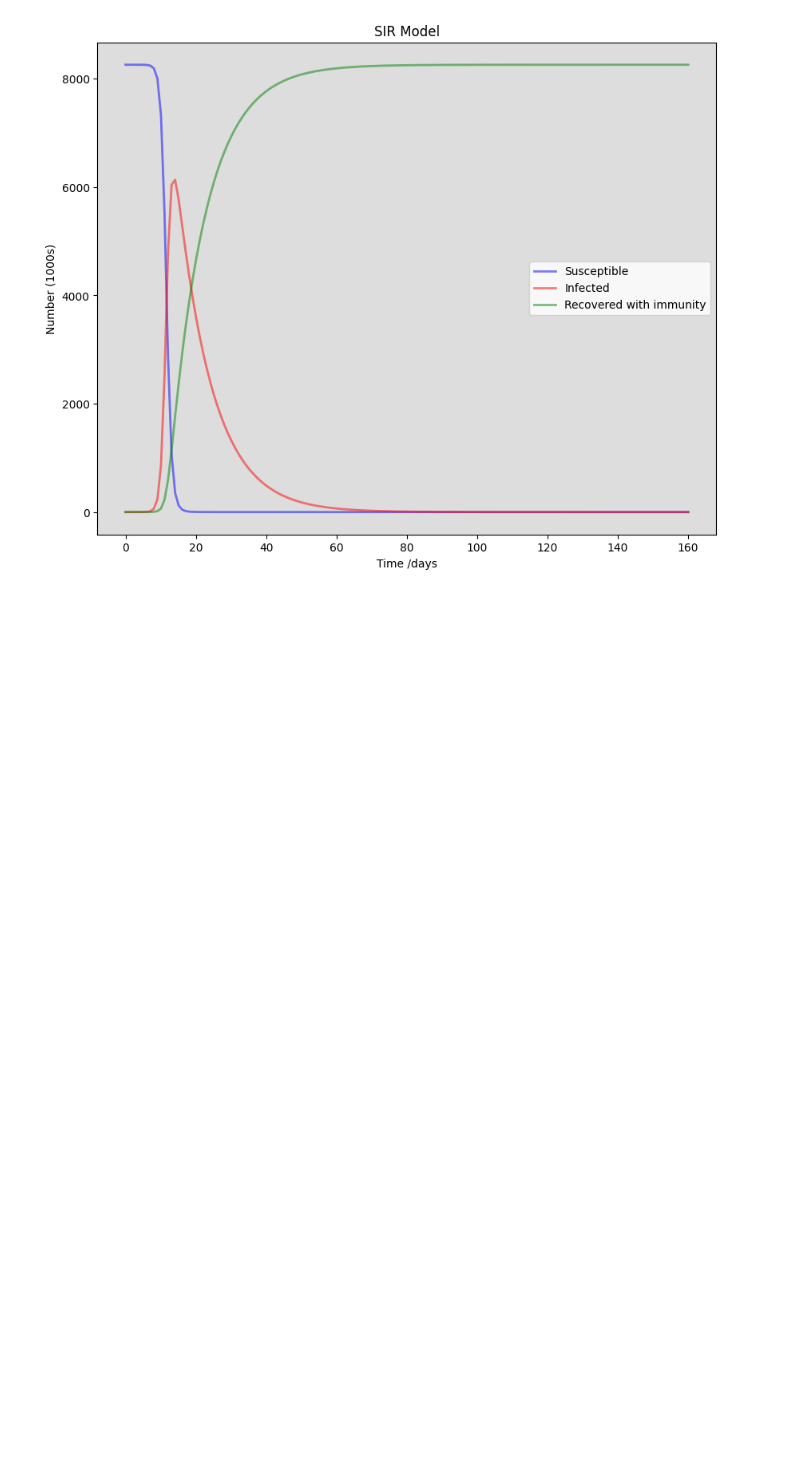
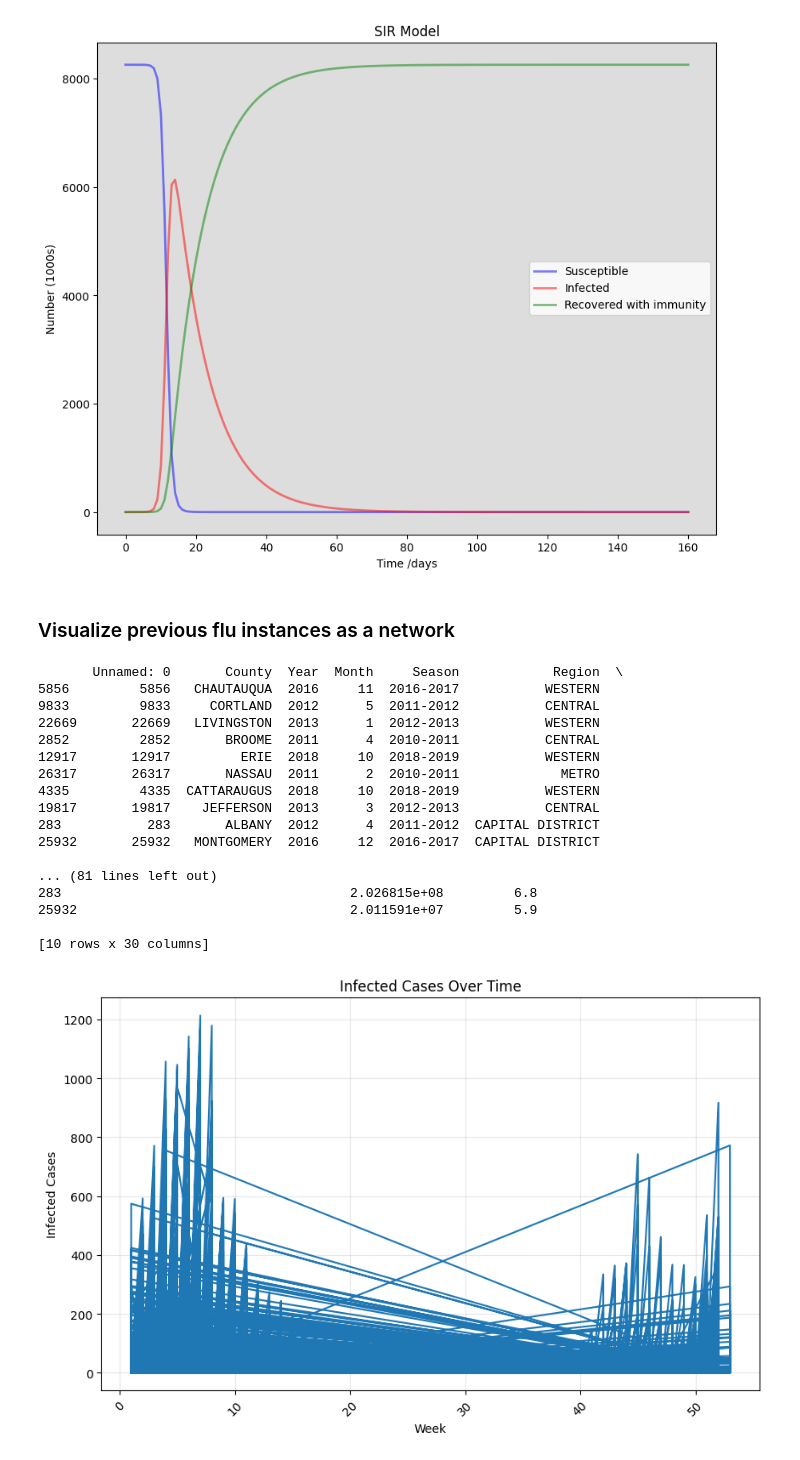
Before and after one commit to Jaslavie/virus-modeling, a Jupyter notebook: SIR.ipynb, the cells around one changed output. Saved outputs shown, nothing was run; the diff lists cells and outputs as text; code cells hidden in the pictures; blank space fills up the shorter version.

```diff
--- a/SIR.ipynb
+++ b/SIR.ipynb
@@ -58,0 +57,44 @@ pyvis.__version__
+# %% [markdown]
+### Visualize previous flu instances as a network
+# %%
+# import pyvis
+from pyvis.network import Network
+pyvis.__version__
+
+# load and extract values from data
+data = pd.read_csv('data/Influenza_NY.csv')
+sample = data.sample(n = 1000, random_state = 1)
+print(sample.head(10))
+
+week = data['Week']
+infected = data['Infected']
+
+
+# plot the chang in infected cases over time
+plt.figure(figsize=(10, 6))
+plt.plot(week, infected)
+plt.title('Infected Cases Over Time')
+plt.xlabel('Week')
+plt.ylabel('Infected Cases')
+plt.xticks(rotation=45)
+plt.grid(True, alpha=0.3)
+plt.show()
+# %% [output]
+       Unnamed: 0       County  Year  Month     Season            Region  \
+5856         5856   CHAUTAUQUA  2016     11  2016-2017           WESTERN
+9833         9833     CORTLAND  2012      5  2011-2012           CENTRAL
+22669       22669   LIVINGSTON  2013      1  2012-2013           WESTERN
+2852         2852       BROOME  2011      4  2010-2011           CENTRAL
+12917       12917         ERIE  2018     10  2018-2019           WESTERN
+26317       26317       NASSAU  2011      2  2010-2011             METRO
+4335         4335  CATTARAUGUS  2018     10  2018-2019           WESTERN
+19817       19817    JEFFERSON  2013      3  2012-2013           CENTRAL
+283           283       ALBANY  2012      4  2011-2012  CAPITAL DISTRICT
+25932       25932   MONTGOMERY  2016     12  2016-2017  CAPITAL DISTRICT
+
+... (81 lines left out)
+283                                     2.026815e+08         6.8
+25932                                   2.011591e+07         5.9
+
+[10 rows x 30 columns]
+[figure, added]
```
Also changed, not shown: parts of 4 cells of this notebook, 2 other files.
